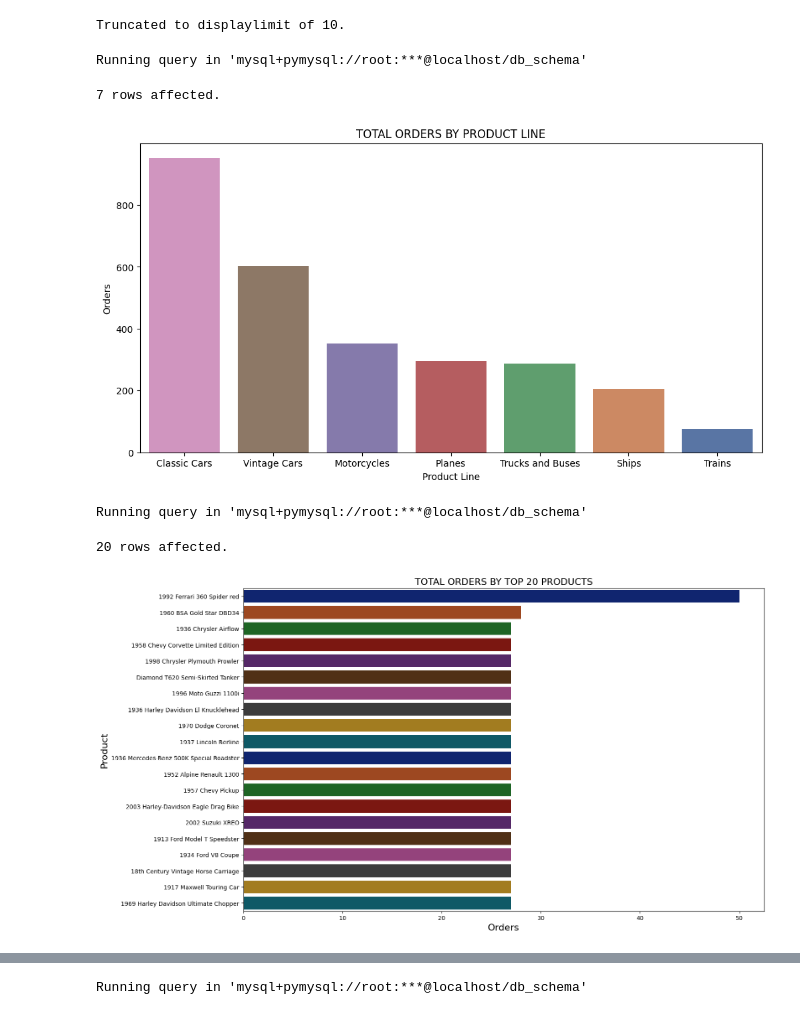
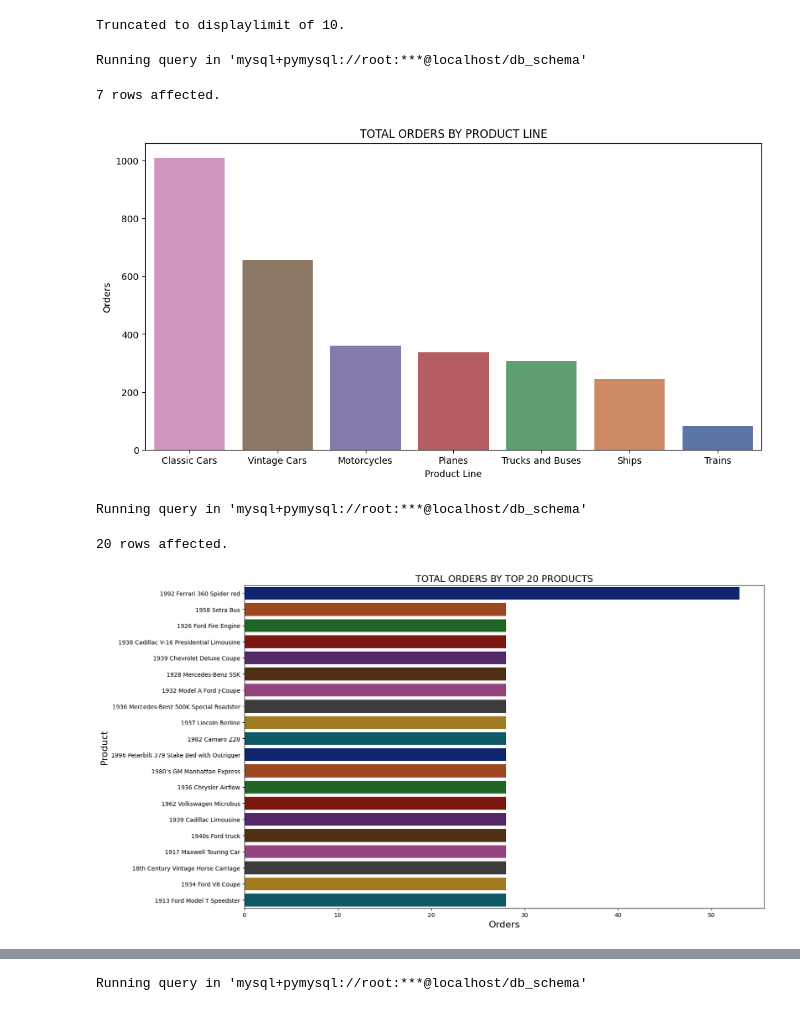
Before and after one commit to Dedamola1/Customer_and_Product_Analysis, a Jupyter notebook: Products EDA.ipynb, the cells around one changed output, grey strips where cells are left out. Cells and saved outputs as stored; diff of their text form; code cells hidden in the pictures.

```diff
--- a/Products EDA.ipynb
+++ b/Products EDA.ipynb
@@ -37,27 +37,27 @@ Running query in 'mysql+pymysql://root:***@localhost/db_schema'
 | payments |
 Truncated to displaylimit of 10.
 # %%
-data = %sql SELECT `productLine`, COUNT(od.`orderNumber`) AS total_Orders FROM products_new pn JOIN orderdetails od ON od.`productCode` = pn.`productCode`JOIN orders_new odn ON odn.`orderNumber` = od.`orderNumber` WHERE odn.status = 'Shipped' GROUP BY `productLine` ORDER BY total_orders DESC;
+data = %sql SELECT `productLine`, COUNT(od.`orderNumber`) AS total_Orders FROM products_new pn JOIN orderdetails od ON od.`productCode` = pn.`productCode`JOIN orders_new odn ON odn.`orderNumber` = od.`orderNumber` GROUP BY `productLine` ORDER BY total_orders DESC;
 df = data.DataFrame()
 
 # Create the barplot without hue
 plt.figure(figsize=(12, 6))
 g = sns.barplot(data=df, y='total_Orders', x='productLine', palette="deep",
                 hue='total_Orders', legend=False)
 
 # Set axis labels and title
 g.set_xlabel("Product Line")
 g.set_ylabel("Orders")
 plt.title("Total Orders by Product Line".upper())
 
 # Show plot
 plt.show()
 # %% [output]
 Running query in 'mysql+pymysql://root:***@localhost/db_schema'
 7 rows affected.
-[figure, old version]
+[figure, new version]
 # %%
-data = %sql SELECT `productName`, COUNT(od.`orderNumber`) AS total_Orders FROM products_new pn JOIN orderdetails od ON od.`productCode` = pn.`productCode` JOIN orders_new odn ON odn.`orderNumber` = od.`orderNumber` WHERE odn.status = 'Shipped' GROUP BY `productName` ORDER BY total_orders DESC LIMIT 20;
+data = %sql SELECT `productName`, COUNT(od.`orderNumber`) AS total_Orders FROM products_new pn JOIN orderdetails od ON od.`productCode` = pn.`productCode` JOIN orders_new odn ON odn.`orderNumber` = od.`orderNumber` GROUP BY `productName` ORDER BY total_orders DESC LIMIT 20;
 df = data.DataFrame()
 
 # Create the barplot without hue
@@ -75,5 +75,5 @@ plt.show()
 # %% [output]
 Running query in 'mysql+pymysql://root:***@localhost/db_schema'
 20 rows affected.
-[figure, old version]
+[figure, new version]
 # %%
```
Also changed, not shown: parts of 10 cells of this notebook, 5 other files.
